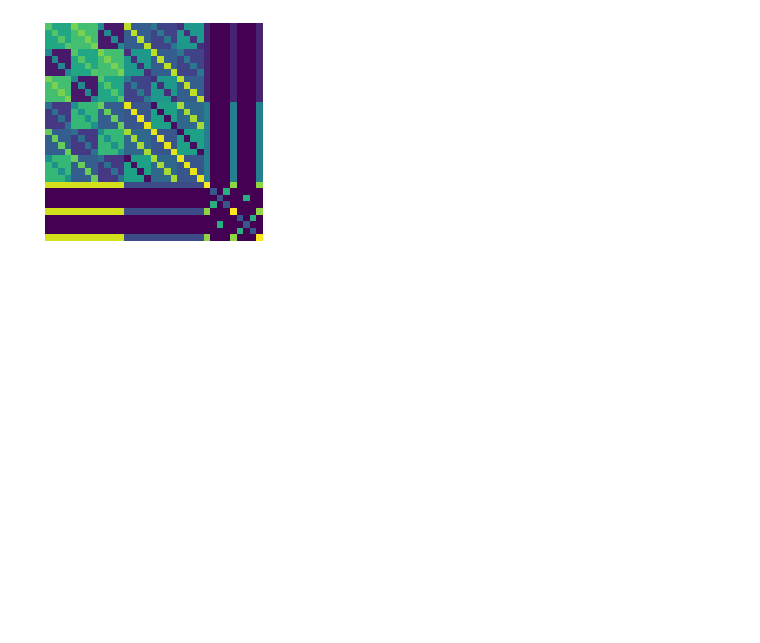
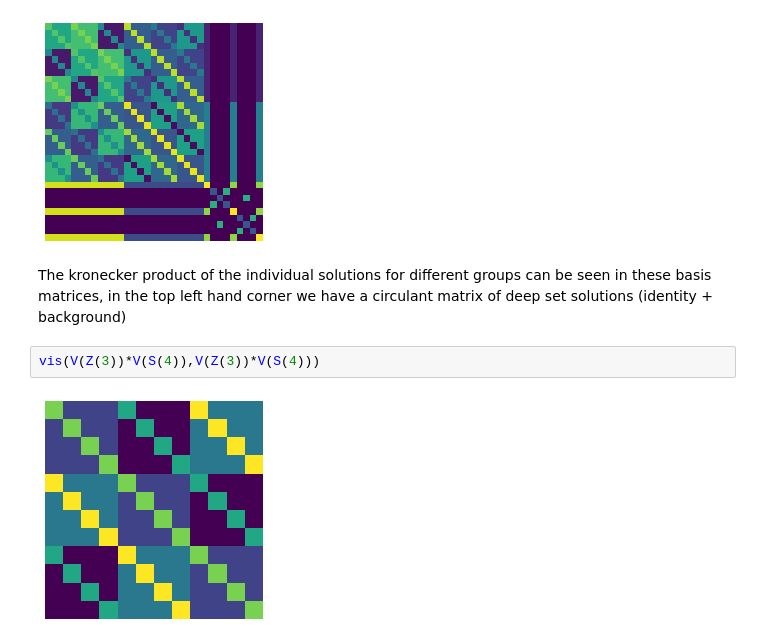
Before and after one commit to mfinzi/equivariant-MLP, a Jupyter notebook: docs/notebooks/colabs/5mixed_tensors.ipynb, the cells around one changed output. Cells and saved outputs as stored; diff of their text form; blank space fills up the shorter version.

```diff
--- a/docs/notebooks/colabs/5mixed_tensors.ipynb
+++ b/docs/notebooks/colabs/5mixed_tensors.ipynb
@@ -19,3 +34,9 @@ V⁴+4V_Z(3)⊗V²_SO(3)⊗V_S(4)+4V²_Z(3)⊗V²_S(4)
 vis(rep,rep)
 # %% [output]
 [figure]
+# %% [markdown]
+The kronecker product of the individual solutions for different groups can be seen in these basis matrices, in the top left hand corner we have a circulant matrix of deep set solutions (identity + background)
+# %%
+vis(V(Z(3))*V(S(4)),V(Z(3))*V(S(4)))
+# %% [output]
+[figure, added]
```
Also changed, not shown: parts of 14 cells of this notebook, 11 other files.
